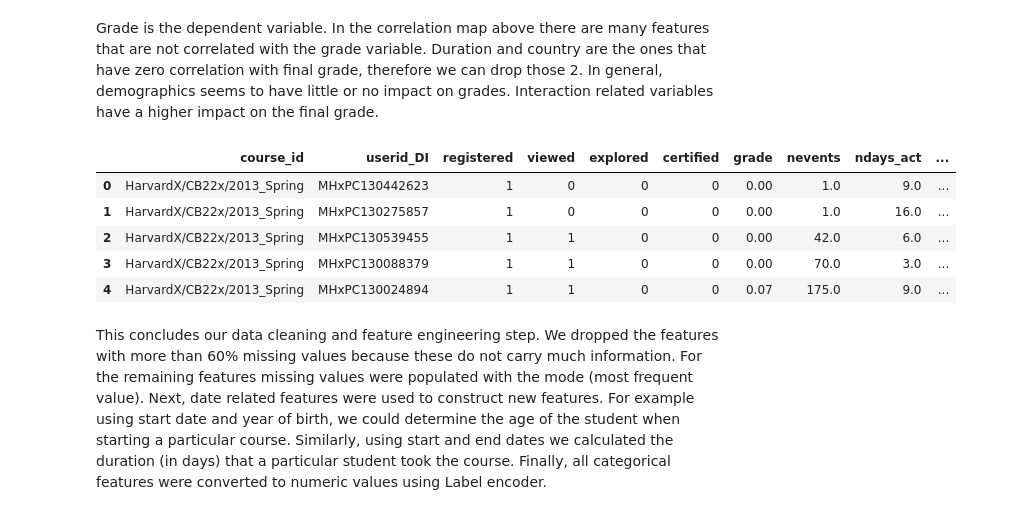
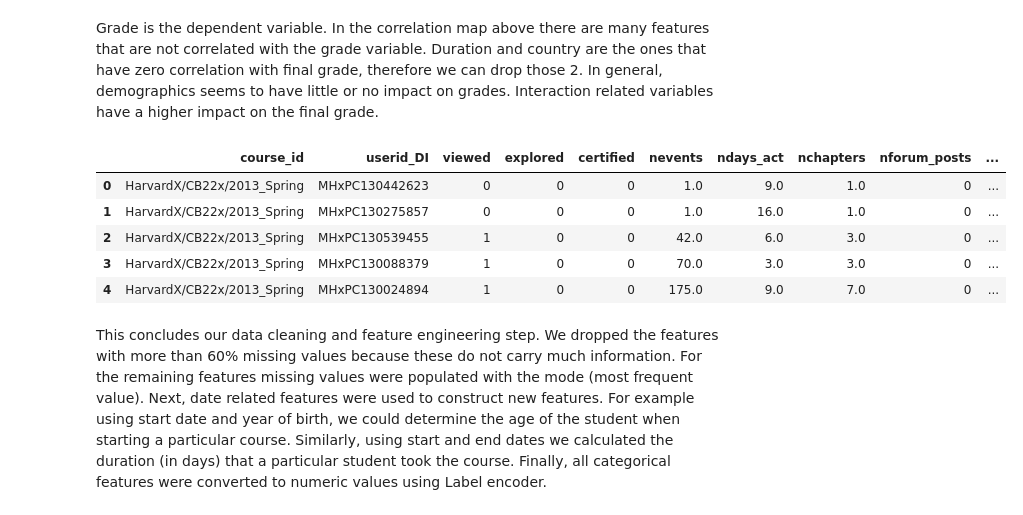
Before and after one commit to IzhanAli08/MyResearch, a Jupyter notebook: EDA_Harvard_Data.ipynb, the cells around one changed output. Cells and saved outputs as stored; diff of their text form; code cells hidden in the pictures.

```diff
--- a/EDA_Harvard_Data.ipynb
+++ b/EDA_Harvard_Data.ipynb
@@ -314,3 +306,6 @@ Data columns (total 16 columns):
  15  gender_labels             309638 non-null  int32
 dtypes: float64(5), int32(3), int64(6), object(2)
 memory usage: 36.6+ MB
+# %%
+c=new_df.pop('grade')
+new_df['grade']=c
@@ -340,15 +366,15 @@ sns.heatmap(new_df.corr())
 # %% [markdown]
 Grade is the dependent variable. In the correlation map above there are many features that are not correlated with the grade variable. Duration and country are the ones that have zero correlation with final grade, therefore we can drop those 2. In general, demographics seems to have little or no impact on grades. Interaction related variables have a higher impact on the final grade.
 # %%
-new_df = new_df.drop(['Duration','final_cc_cname_DI_labels'],axis = 1)
+new_df = new_df.drop(['Duration','final_cc_cname_DI_labels','registered'],axis = 1)
 new_df.head()
 # %% [output]
-|  | course_id | userid_DI | registered | viewed | explored | certified | grade | nevents | ndays_act | ... |
-| 0 | HarvardX/CB22x/2013_Spring | MHxPC130442623 | 1 | 0 | 0 | 0 | 0.00 | 1.0 | 9.0 | ... |
-| 1 | HarvardX/CB22x/2013_Spring | MHxPC130275857 | 1 | 0 | 0 | 0 | 0.00 | 1.0 | 16.0 | ... |
-| 2 | HarvardX/CB22x/2013_Spring | MHxPC130539455 | 1 | 1 | 0 | 0 | 0.00 | 42.0 | 6.0 | ... |
-| 3 | HarvardX/CB22x/2013_Spring | MHxPC130088379 | 1 | 1 | 0 | 0 | 0.00 | 70.0 | 3.0 | ... |
-| 4 | HarvardX/CB22x/2013_Spring | MHxPC130024894 | 1 | 1 | 0 | 0 | 0.07 | 175.0 | 9.0 | ... |
+|  | course_id | userid_DI | viewed | explored | certified | nevents | ndays_act | nchapters | nforum_posts | ... |
+| 0 | HarvardX/CB22x/2013_Spring | MHxPC130442623 | 0 | 0 | 0 | 1.0 | 9.0 | 1.0 | 0 | ... |
+| 1 | HarvardX/CB22x/2013_Spring | MHxPC130275857 | 0 | 0 | 0 | 1.0 | 16.0 | 1.0 | 0 | ... |
+| 2 | HarvardX/CB22x/2013_Spring | MHxPC130539455 | 1 | 0 | 0 | 42.0 | 6.0 | 3.0 | 0 | ... |
+| 3 | HarvardX/CB22x/2013_Spring | MHxPC130088379 | 1 | 0 | 0 | 70.0 | 3.0 | 3.0 | 0 | ... |
+| 4 | HarvardX/CB22x/2013_Spring | MHxPC130024894 | 1 | 0 | 0 | 175.0 | 9.0 | 7.0 | 0 | ... |
 # %% [markdown]
 This concludes our data cleaning and feature engineering step. We dropped the features with more than 60% missing values because these do not carry much information. For the remaining features missing values were populated with the mode (most frequent value). Next, date related features were used to construct new features. For example using start date and year of birth, we could determine the age of the student when starting a particular course. Similarly, using start and end dates we calculated the duration (in days) that a particular student took the course. Finally, all categorical features were converted to numeric values using Label encoder.
 # %%
```
Also changed, not shown: parts of 9 cells of this notebook, 2 other files.
